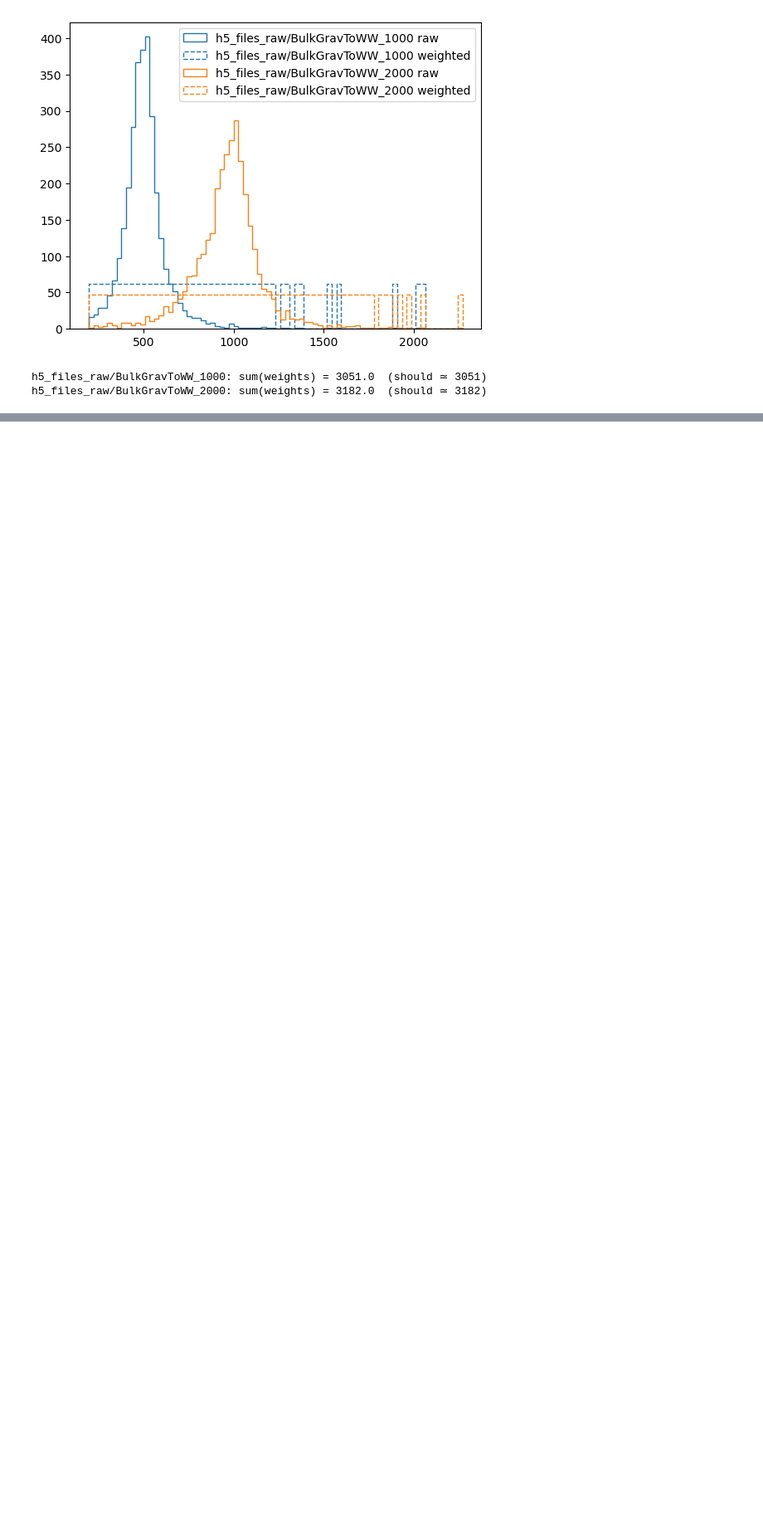
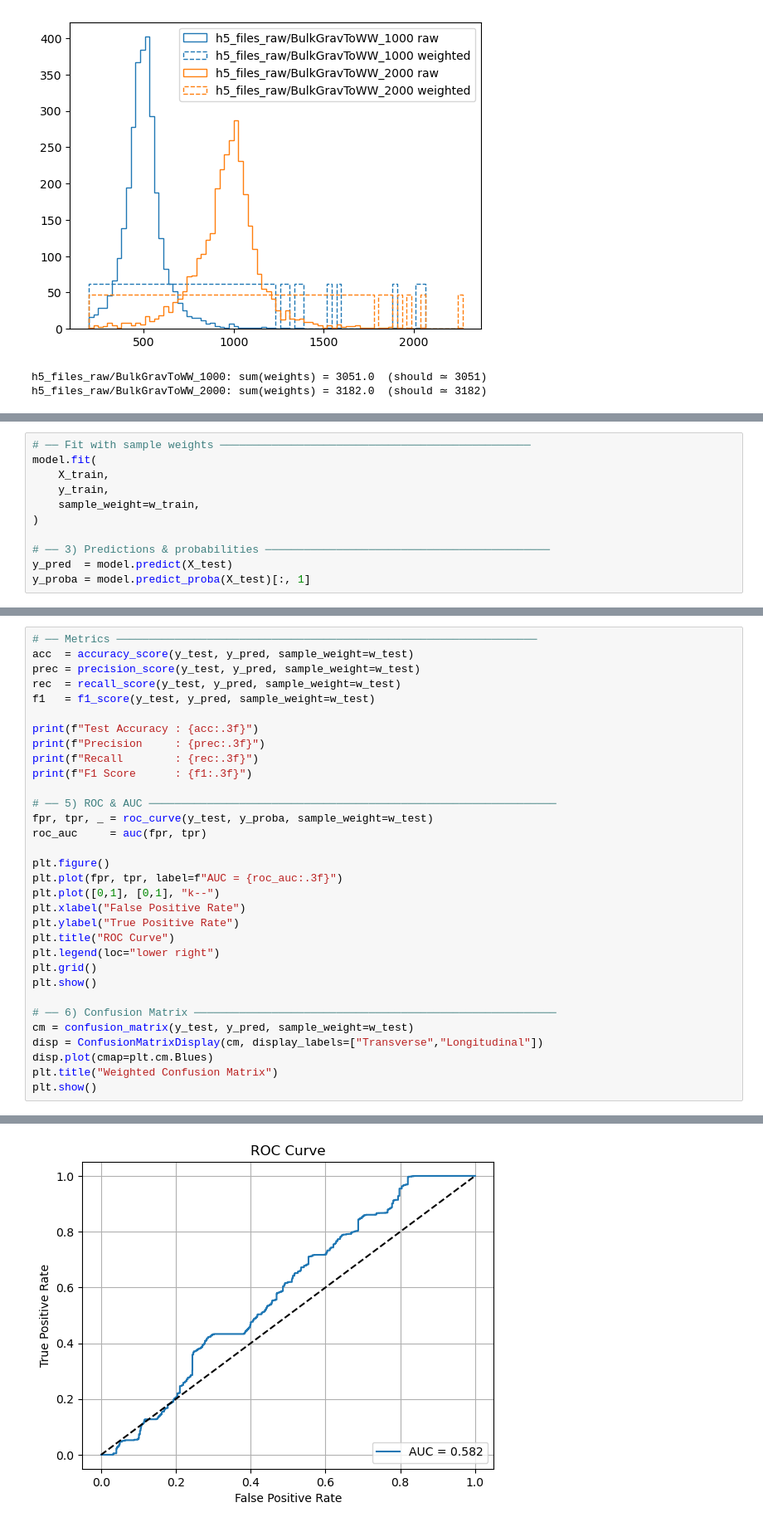
Before and after one commit to aimenobaid/polarization, a Jupyter notebook: NN.ipynb, the cells around one changed output, grey strips where cells are left out. Shown: that part at 83% size. Drawn from its saved outputs; the diff is of its cells as text; blank space fills up the shorter version.

```diff
--- a/NN.ipynb
+++ b/NN.ipynb
@@ -101,0 +292,11 @@ NameError: name 'h5_files' is not defined
+# %%
+# ── Fit with sample weights ────────────────────────────────────────────────
+model.fit(
+    X_train,
+    y_train,
+    sample_weight=w_train,
+)
+
+# ── 3) Predictions & probabilities ────────────────────────────────────────────
+y_pred  = model.predict(X_test)
+y_proba = model.predict_proba(X_test)[:, 1]
@@ -101,0 +305,33 @@ NameError: name 'h5_files' is not defined
+# %%
+# ── Metrics ─────────────────────────────────────────────────────────────────
+acc  = accuracy_score(y_test, y_pred, sample_weight=w_test)
+prec = precision_score(y_test, y_pred, sample_weight=w_test)
+rec  = recall_score(y_test, y_pred, sample_weight=w_test)
+f1   = f1_score(y_test, y_pred, sample_weight=w_test)
+
+print(f"Test Accuracy : {acc:.3f}")
+print(f"Precision     : {prec:.3f}")
+print(f"Recall        : {rec:.3f}")
+print(f"F1 Score      : {f1:.3f}")
+
+# ── 5) ROC & AUC ───────────────────────────────────────────────────────────────
+fpr, tpr, _ = roc_curve(y_test, y_proba, sample_weight=w_test)
+roc_auc     = auc(fpr, tpr)
+
+plt.figure()
+plt.plot(fpr, tpr, label=f"AUC = {roc_auc:.3f}")
+plt.plot([0,1], [0,1], "k--")
+plt.xlabel("False Positive Rate")
+plt.ylabel("True Positive Rate")
+plt.title("ROC Curve")
+plt.legend(loc="lower right")
+plt.grid()
+plt.show()
+
+# ── 6) Confusion Matrix ────────────────────────────────────────────────────────
+cm = confusion_matrix(y_test, y_pred, sample_weight=w_test)
+disp = ConfusionMatrixDisplay(cm, display_labels=["Transverse","Longitudinal"])
+disp.plot(cmap=plt.cm.Blues)
+plt.title("Weighted Confusion Matrix")
+plt.show()
+# %% [output]
@@ -101,0 +342 @@ NameError: name 'h5_files' is not defined
+[figure, added]
```
Also changed, not shown: parts of 13 cells of this notebook.
